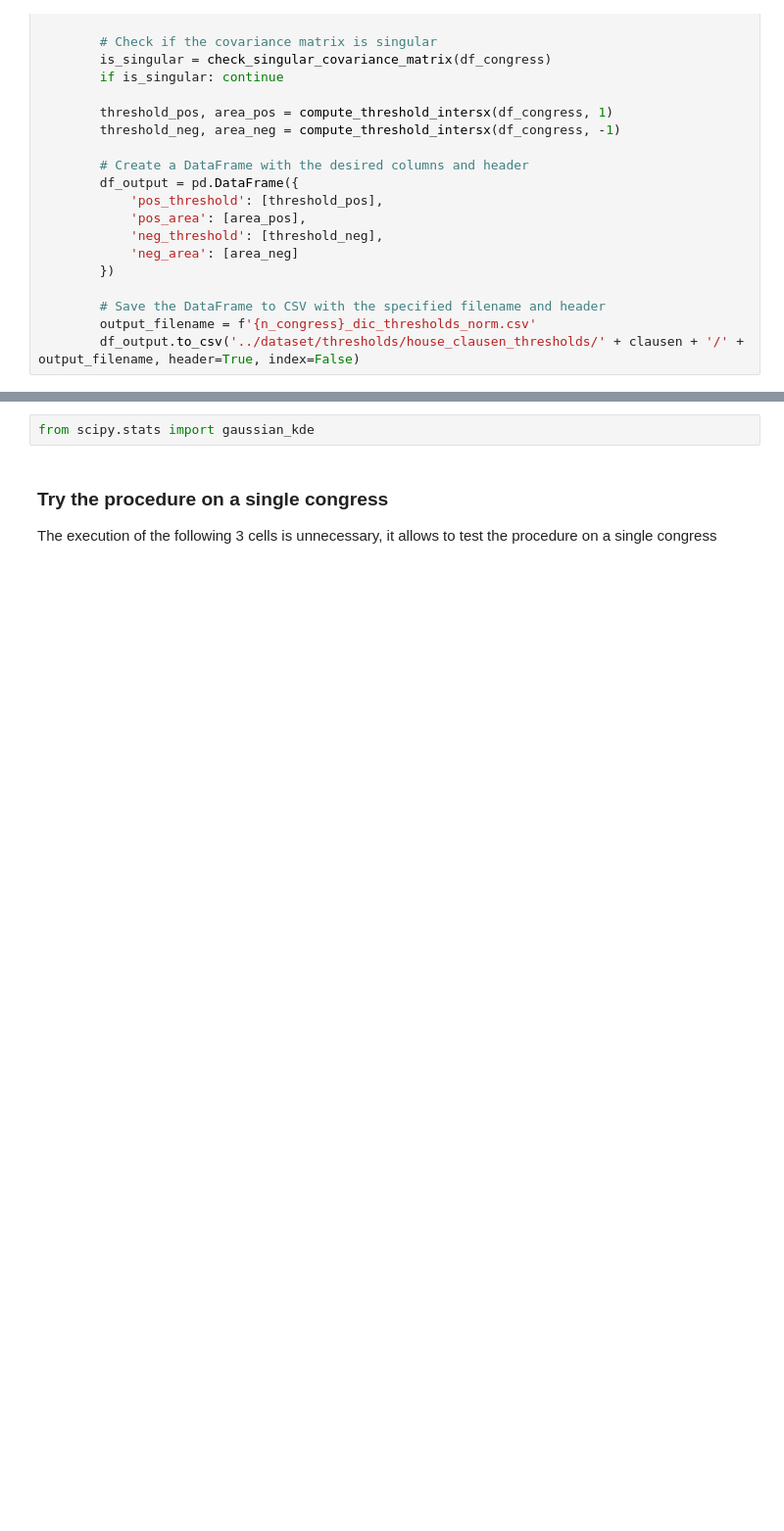
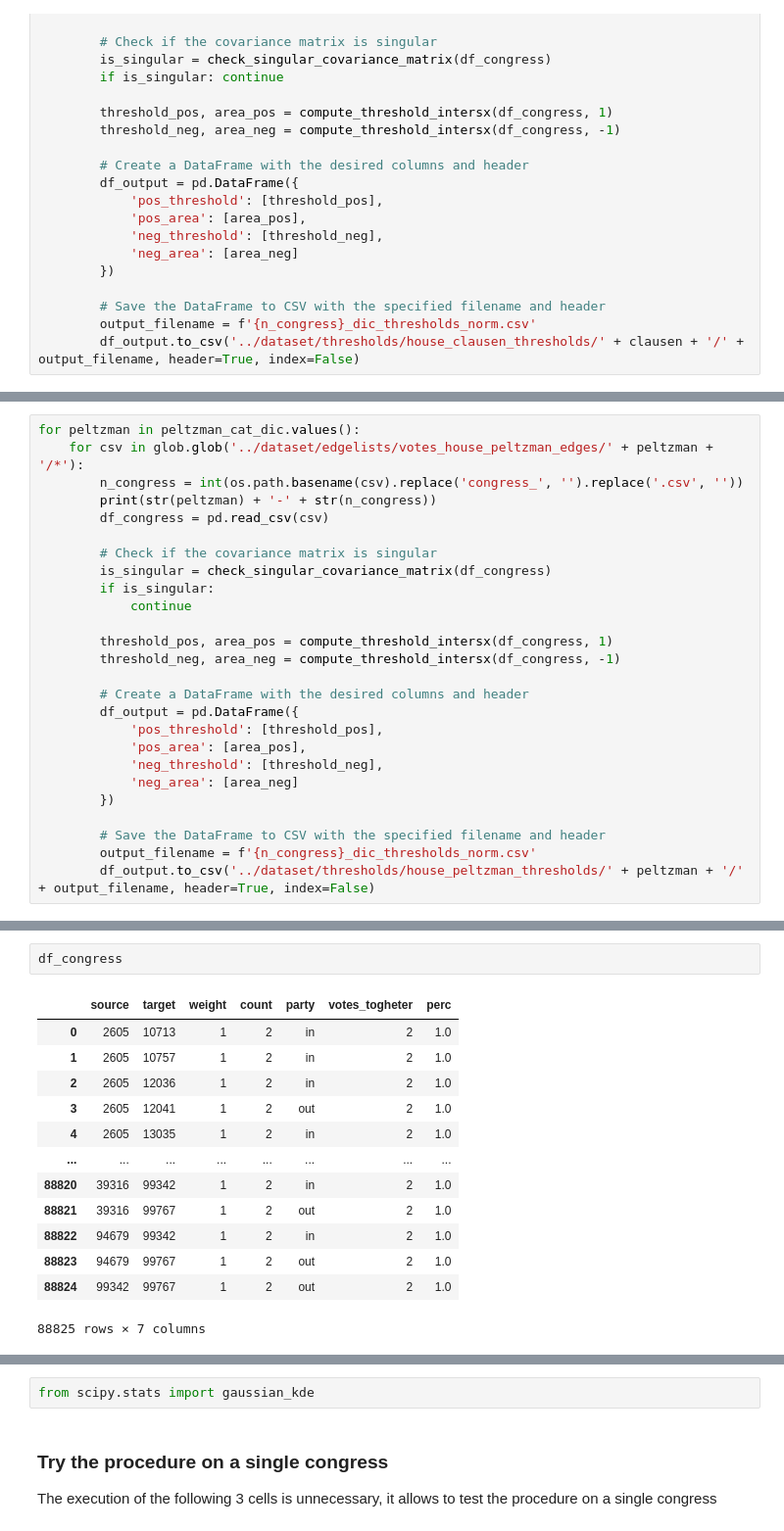
Before and after one commit to LeonardoAgasso/USA_Congress_SigNet, a Jupyter notebook: notebooks/topic_disaggregation.ipynb, the cells around one changed output, grey strips where cells are left out. Shown at 98% size. Drawn from its saved outputs; the diff is of its cells as text; blank space fills up the shorter version.

```diff
--- a/notebooks/topic_disaggregation.ipynb
+++ b/notebooks/topic_disaggregation.ipynb
@@ -352,0 +377,26 @@ for clausen in clausen_cat_dic.values():
+# %%
+for peltzman in peltzman_cat_dic.values():
+    for csv in glob.glob('../dataset/edgelists/votes_house_peltzman_edges/' + peltzman + '/*'):
+        n_congress = int(os.path.basename(csv).replace('congress_', '').replace('.csv', ''))
+        print(str(peltzman) + '-' + str(n_congress))
+        df_congress = pd.read_csv(csv)
+
+        # Check if the covariance matrix is singular
+        is_singular = check_singular_covariance_matrix(df_congress)
+        if is_singular:
+            continue
+
+        threshold_pos, area_pos = compute_threshold_intersx(df_congress, 1)
+        threshold_neg, area_neg = compute_threshold_intersx(df_congress, -1)
+
+        # Create a DataFrame with the desired columns and header
+        df_output = pd.DataFrame({
+            'pos_threshold': [threshold_pos],
+            'pos_area': [area_pos],
+            'neg_threshold': [threshold_neg],
+            'neg_area': [area_neg]
+        })
+
+        # Save the DataFrame to CSV with the specified filename and header
+        output_filename = f'{n_congress}_dic_thresholds_norm.csv'
+        df_output.to_csv('../dataset/thresholds/house_peltzman_thresholds/' + peltzman + '/' + output_filename, header=True, index=False)
@@ -352,0 +451,16 @@ for clausen in clausen_cat_dic.values():
+# %%
+df_congress
+# %% [output]
+|  | source | target | weight | count | party | votes_togheter | perc |
+| 0 | 2605 | 10713 | 1 | 2 | in | 2 | 1.0 |
+| 1 | 2605 | 10757 | 1 | 2 | in | 2 | 1.0 |
+| 2 | 2605 | 12036 | 1 | 2 | in | 2 | 1.0 |
+| 3 | 2605 | 12041 | 1 | 2 | out | 2 | 1.0 |
+| 4 | 2605 | 13035 | 1 | 2 | in | 2 | 1.0 |
+| ... | ... | ... | ... | ... | ... | ... | ... |
+| 88820 | 39316 | 99342 | 1 | 2 | in | 2 | 1.0 |
+| 88821 | 39316 | 99767 | 1 | 2 | out | 2 | 1.0 |
+| 88822 | 94679 | 99342 | 1 | 2 | in | 2 | 1.0 |
+| 88823 | 94679 | 99767 | 1 | 2 | out | 2 | 1.0 |
+| 88824 | 99342 | 99767 | 1 | 2 | out | 2 | 1.0 |
+88825 rows × 7 columns
```
Also changed, not shown: parts of 8 cells of this notebook, 20 other files.
